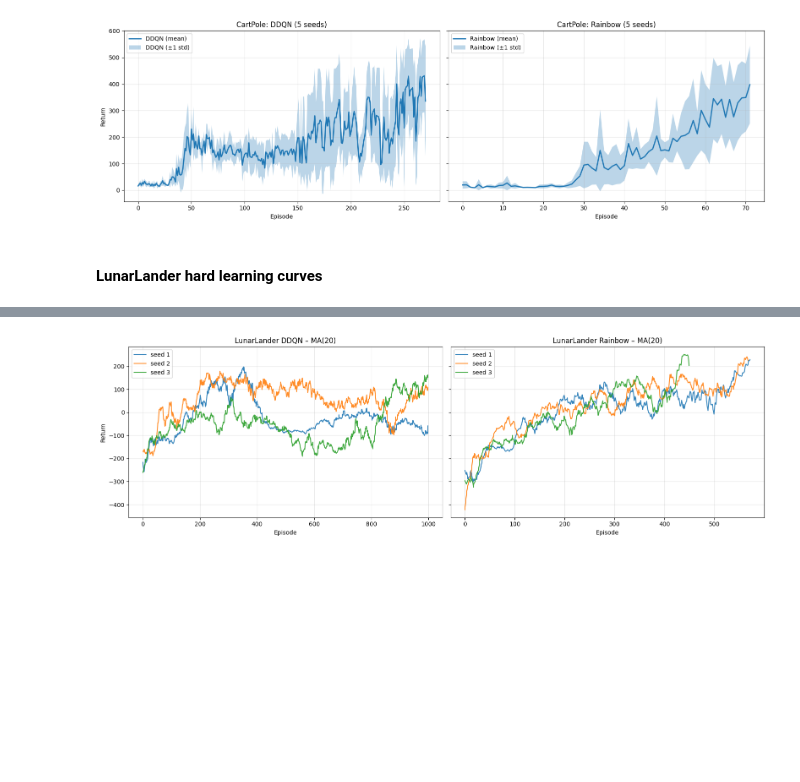
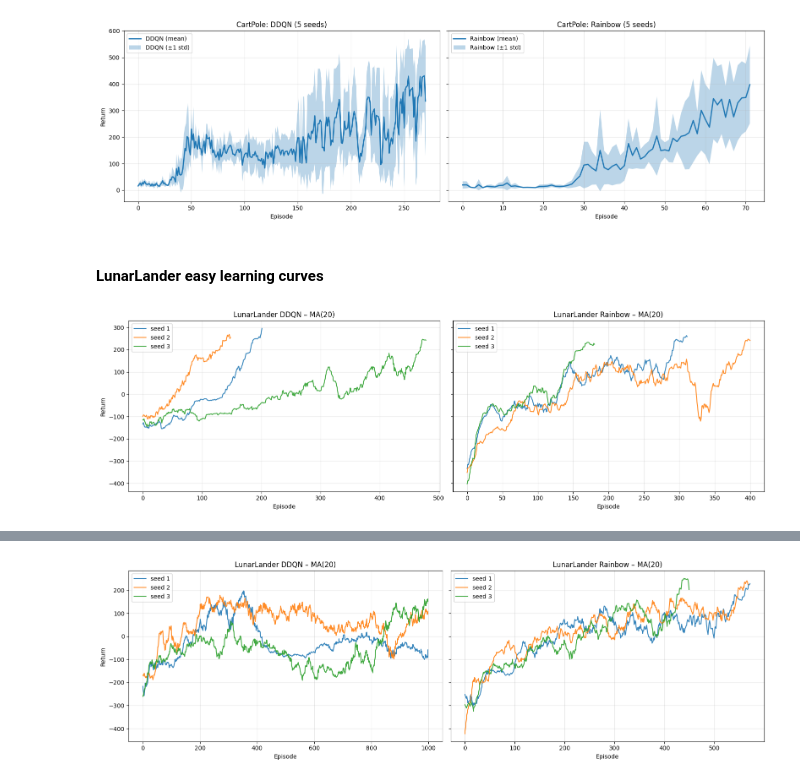
Before and after one commit to ZahinHussain/RainbowDQNAgent, a Jupyter notebook: src/results.ipynb, the cells around one changed output, grey strips where cells are left out. Cells and saved outputs as stored; diff of their text form; code cells hidden in the pictures; blank space fills up the shorter version.

```diff
--- a/src/results.ipynb
+++ b/src/results.ipynb
@@ -131,4 +131,81 @@ plt.show()
 # %% [output]
 [figure]
 # %% [markdown]
-#### LunarLander hard learning curves
+#### LunarLander easy learning curves
+# %%
+import torch
+import numpy as np
+import matplotlib.pyplot as plt
+import os
+
+PROJECT_ROOT = "/Users/richardfisher/Desktop/projects/RainbowDQNAgent"
+os.chdir(PROJECT_ROOT)
+
+DDQN_FILES = [
+    "models/Lunarlander_easy/DDQN/one.pth",
+    "models/Lunarlander_easy/DDQN/two.pth",
+    "models/Lunarlander_easy/DDQN/three.pth",
+]
+
+RAINBOW_FILES = [
+    "models/Lunarlander_easy/Rainbow/one.pth",
+    "models/Lunarlander_easy/Rainbow/two.pth",
+    "models/Lunarlander_easy/Rainbow/three.pth",
+]
+
+def moving_average_nan(x, window=20):
+    num = np.convolve(np.nan_to_num(x), np.ones(window), mode="same")
+    den = np.convolve(~np.isnan(x), np.ones(window), mode="same")
+    return num / den
+
+def load_padded_runs(files):
+    runs = []
+    max_len = 0
+    for f in files:
+        ckpt = torch.load(f, map_location="cpu", weights_only=False)
+        r = np.array([float(d["return"]) for d in ckpt["reward_history"]])
+        runs.append(r)
+        max_len = max(max_len, len(r))
+
+    padded = []
+    for r in runs:
+        p = np.full(max_len, np.nan)
+        p[:len(r)] = r
+        padded.append(p)
+
+    return padded
+
+ddqn_runs = load_padded_runs(DDQN_FILES)
+rain_runs = load_padded_runs(RAINBOW_FILES)
+
+fig, axes = plt.subplots(1, 2, figsize=(16, 5), sharey=True)
+
+# ---- DDQN ----
+for i, run in enumerate(ddqn_runs):
+    axes[0].plot(
+        moving_average_nan(run, 20),
+        label=f"seed {i+1}",
+        alpha=0.9
+    )
+axes[0].set_title("LunarLander DDQN – MA(20)")
+axes[0].set_xlabel("Episode")
+axes[0].set_ylabel("Return")
+axes[0].grid(alpha=0.3)
+axes[0].legend()
+
+# ---- Rainbow ----
+for i, run in enumerate(rain_runs):
+    axes[1].plot(
+        moving_average_nan(run, 20),
+        label=f"seed {i+1}",
+        alpha=0.9
+    )
+axes[1].set_title("LunarLander Rainbow – MA(20)")
+axes[1].set_xlabel("Episode")
+axes[1].grid(alpha=0.3)
+axes[1].legend()
+
+plt.tight_layout()
+plt.show()
+# %% [output]
+[figure, added]
```
Also changed, not shown: parts of 1 cell of this notebook.
